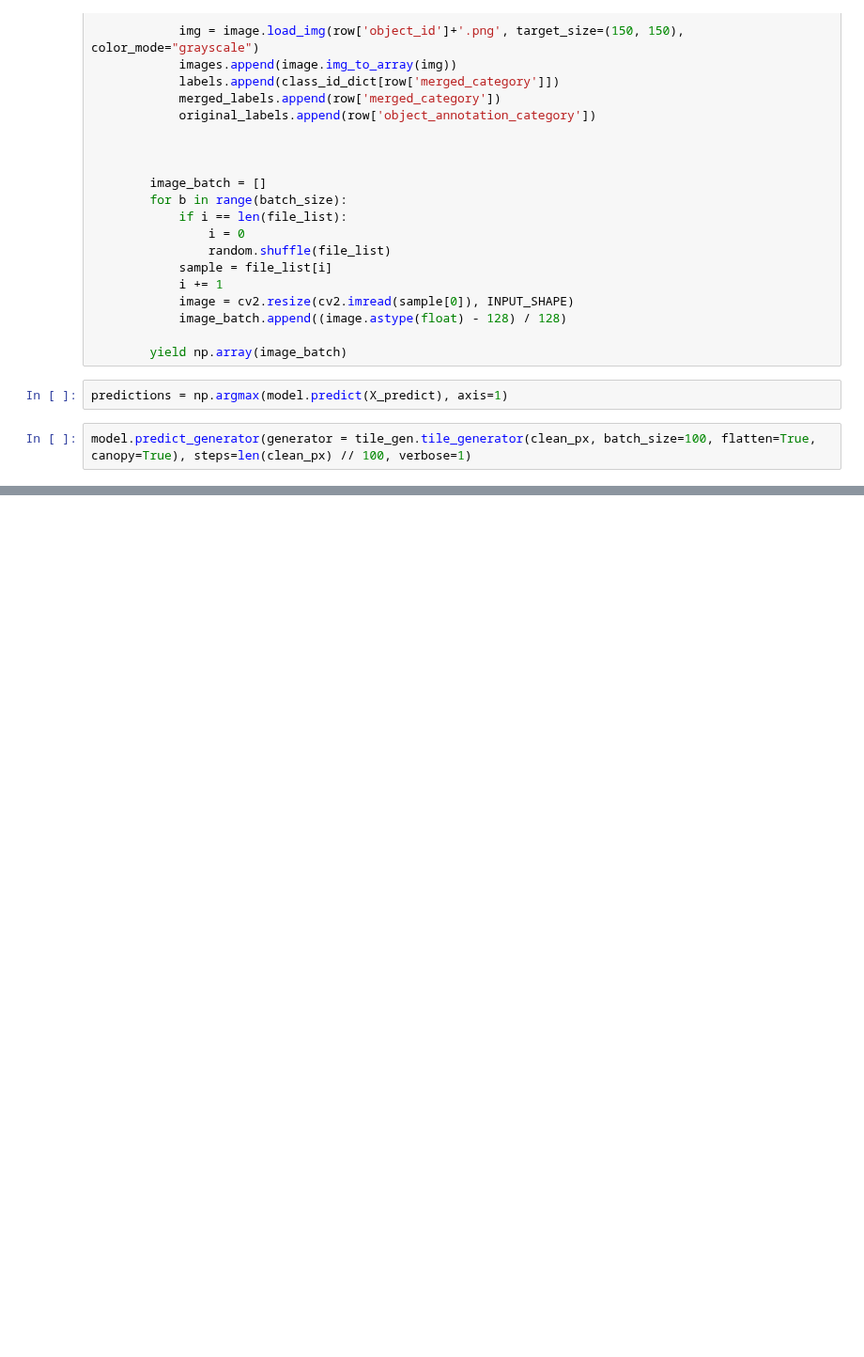
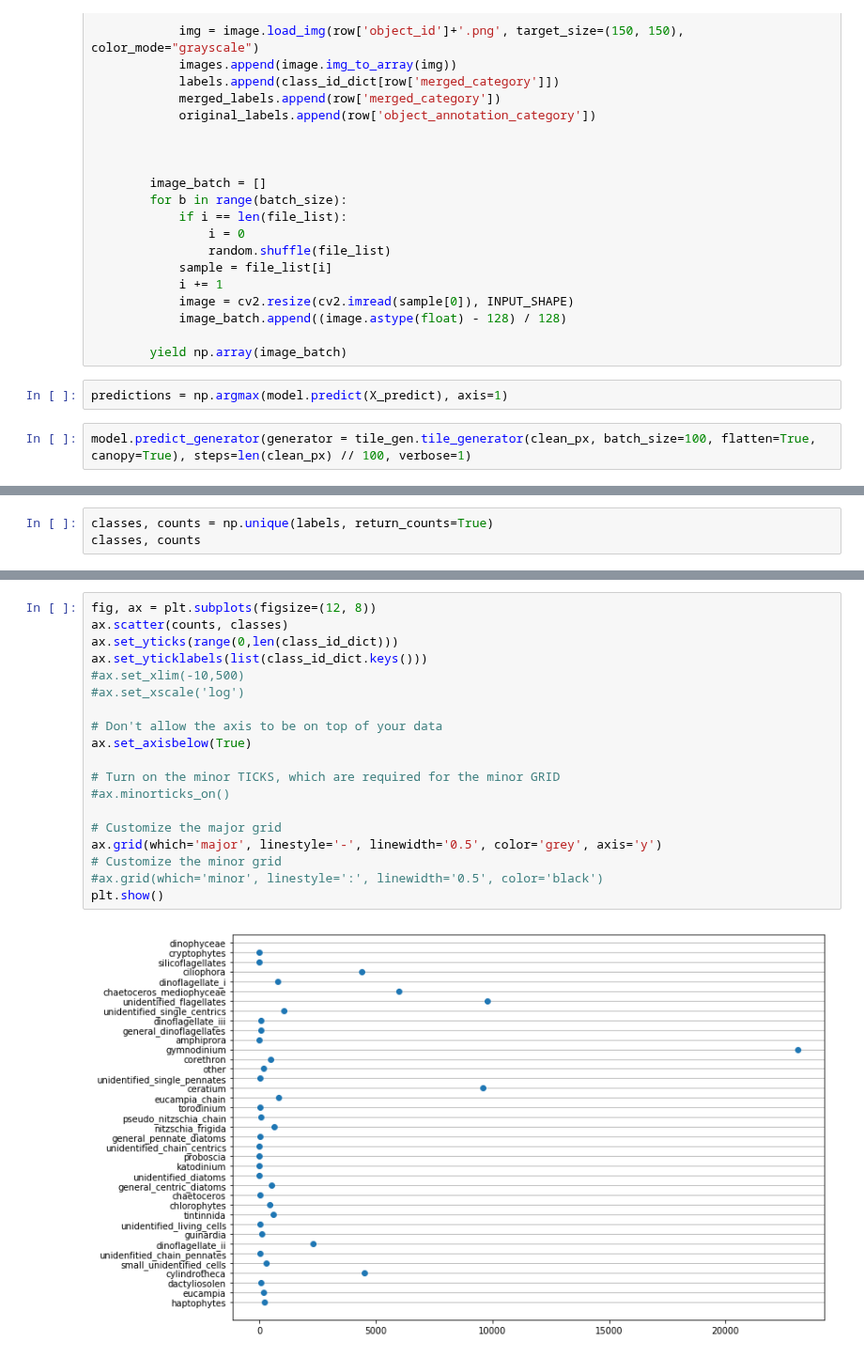
Before and after one commit to patrickcgray/deep_ifcb, a Jupyter notebook: python/model_predictions.ipynb, the cells around one changed output, grey strips where cells are left out. Shown at 94% size. Cells and saved outputs as stored; diff of their text form; blank space fills up the shorter version.

```diff
--- a/python/model_predictions.ipynb
+++ b/python/model_predictions.ipynb
@@ -171,0 +187,3 @@ dict_keys(['cryptophytes', 'dinophyceae', 'unidentified_flagellates', 'katodiniu
+# %%
+classes, counts = np.unique(labels, return_counts=True)
+classes, counts
@@ -171,0 +199,21 @@ dict_keys(['cryptophytes', 'dinophyceae', 'unidentified_flagellates', 'katodiniu
+# %%
+fig, ax = plt.subplots(figsize=(12, 8))
+ax.scatter(counts, classes)
+ax.set_yticks(range(0,len(class_id_dict)))
+ax.set_yticklabels(list(class_id_dict.keys()))
+#ax.set_xlim(-10,500)
+#ax.set_xscale('log')
+
+# Don't allow the axis to be on top of your data
+ax.set_axisbelow(True)
+
+# Turn on the minor TICKS, which are required for the minor GRID
+#ax.minorticks_on()
+
+# Customize the major grid
+ax.grid(which='major', linestyle='-', linewidth='0.5', color='grey', axis='y')
+# Customize the minor grid
+#ax.grid(which='minor', linestyle=':', linewidth='0.5', color='black')
+plt.show()
+# %% [output]
+[figure, added]
```
Also changed, not shown: parts of 5 cells of this notebook.
